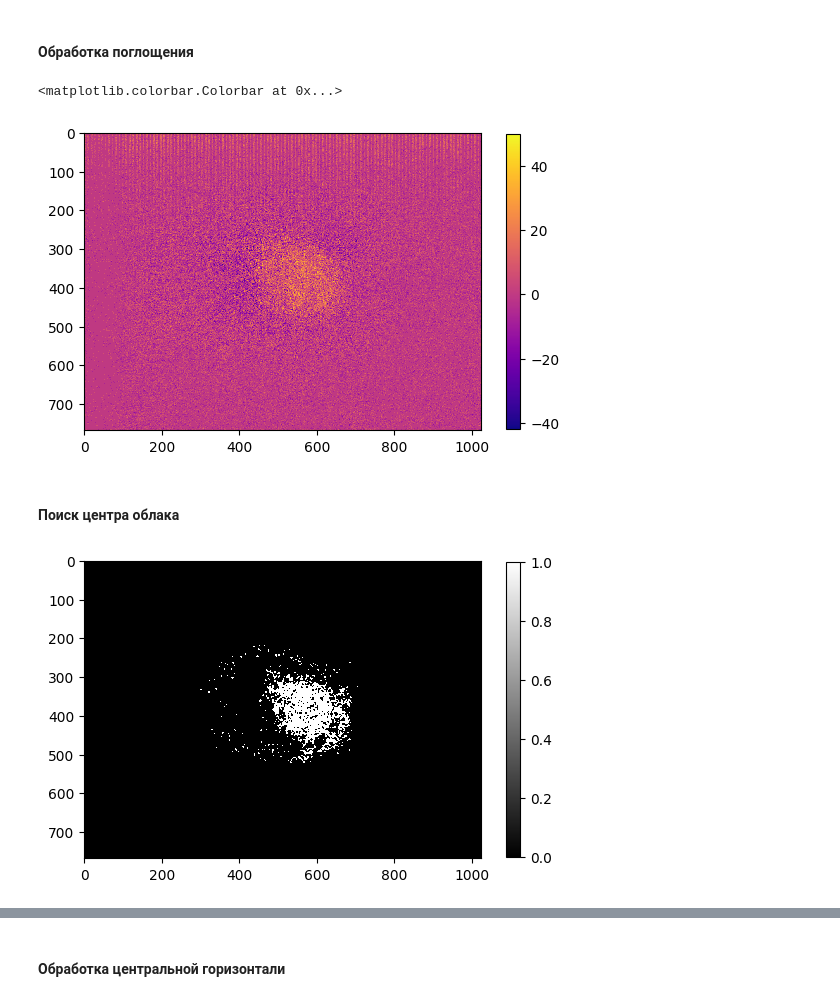
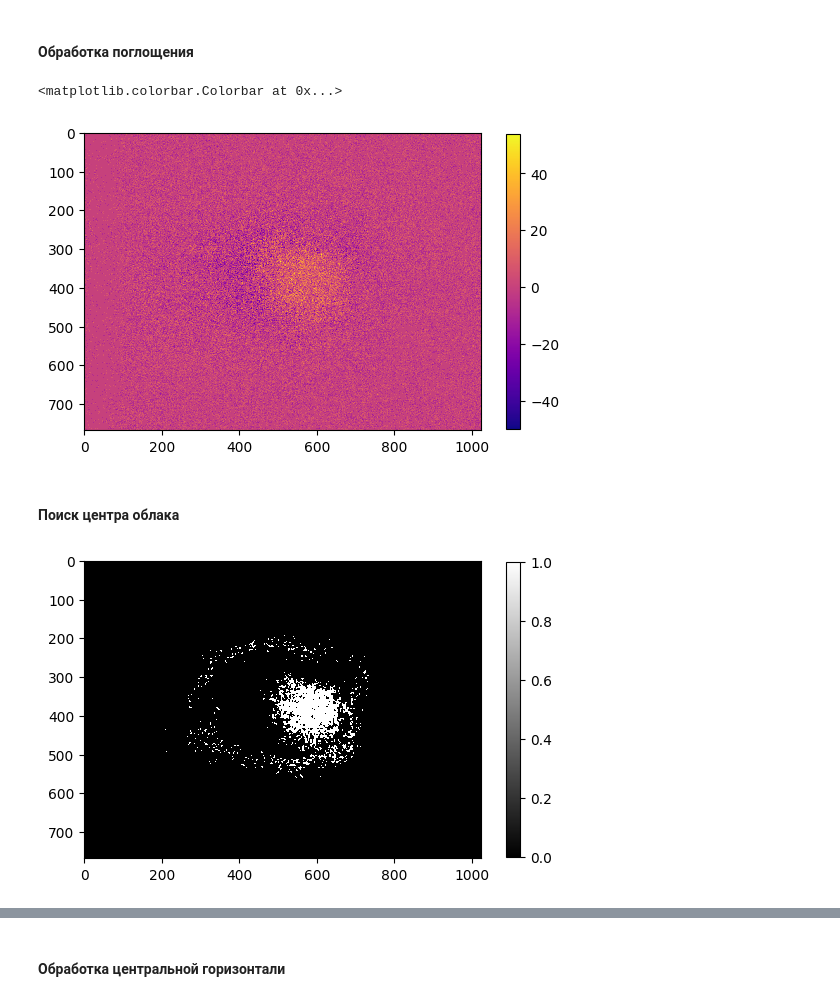
Before and after one commit to chekhyr/AbIm-soft, a Jupyter notebook: AI_Calcium.ipynb, the cells around one changed output, grey strips where cells are left out. Saved outputs shown, nothing was run; the diff lists cells and outputs as text; code cells hidden in the pictures.

```diff
--- a/AI_Calcium.ipynb
+++ b/AI_Calcium.ipynb
@@ -26,8 +26,8 @@ Kx_abs = 0.0008094308092914499
 # %% [markdown]
 #### Обработка поглощения
 # %%
-file_abs = "image_2"
-directory = r"../2025-06-09_densityScan_b=35\d=6.36V//"
+file_abs = "image_10"
+directory = r"../2025-06-09_densityScan_b=35\d=6.38V//"
 
 '''Чтение и разбиение файла'''
 img = PIL.Image.open(directory + file_abs + ".tif") #initially a grayscale image
@@ -60,37 +60,36 @@ plt.imshow(D, cmap="plasma", interpolation="none")
 plt.colorbar(shrink=.8)
 # %% [output]
 <matplotlib.colorbar.Colorbar at 0x...>
-[figure, old version]
+[figure, new version]
 # %% [markdown]
 #### Поиск центра облака
 # %%
 '''Фильтрация физичных T<=1'''
 F = np.copy(T)
 for i in range(rows):
     for j in range(columns):
         if T[i, j] > 1:
             F[i, j] = 1
 
 '''Медианное сглаживание шумов'''
 M = cv2.medianBlur(F, 5)
 
 '''Пороговые значения'''
 UPPER_TRSH = .94
-DOWNR_TRSH = .85
+DOWNR_TRSH = .82
 
 '''Фильтрация пропускания между пороговыми значениями'''
 S = np.where(M < DOWNR_TRSH, 1, M)
 _, binary = cv2.threshold(S, UPPER_TRSH, 1, cv2.THRESH_BINARY_INV)
 # THRESH_BINARY_INV:
 #  ≤ TRSH = белые
 #  > TRSH = черные
 
 '''Визуализация'''
 plt.imshow(binary, cmap="gray", interpolation='none')
 plt.colorbar(shrink=.8)
-plt.savefig("output.png", bbox_inches='tight', dpi=300)
 # %% [output]
-[figure, old version]
+[figure, new version]
 # %%
 '''Выделение контура поглощения'''
 contours, _ = cv2.findContours(binary.astype(np.uint8), cv2.RETR_EXTERNAL, cv2.CHAIN_APPROX_SIMPLE)
```
Also changed, not shown: parts of 5 cells of this notebook.
